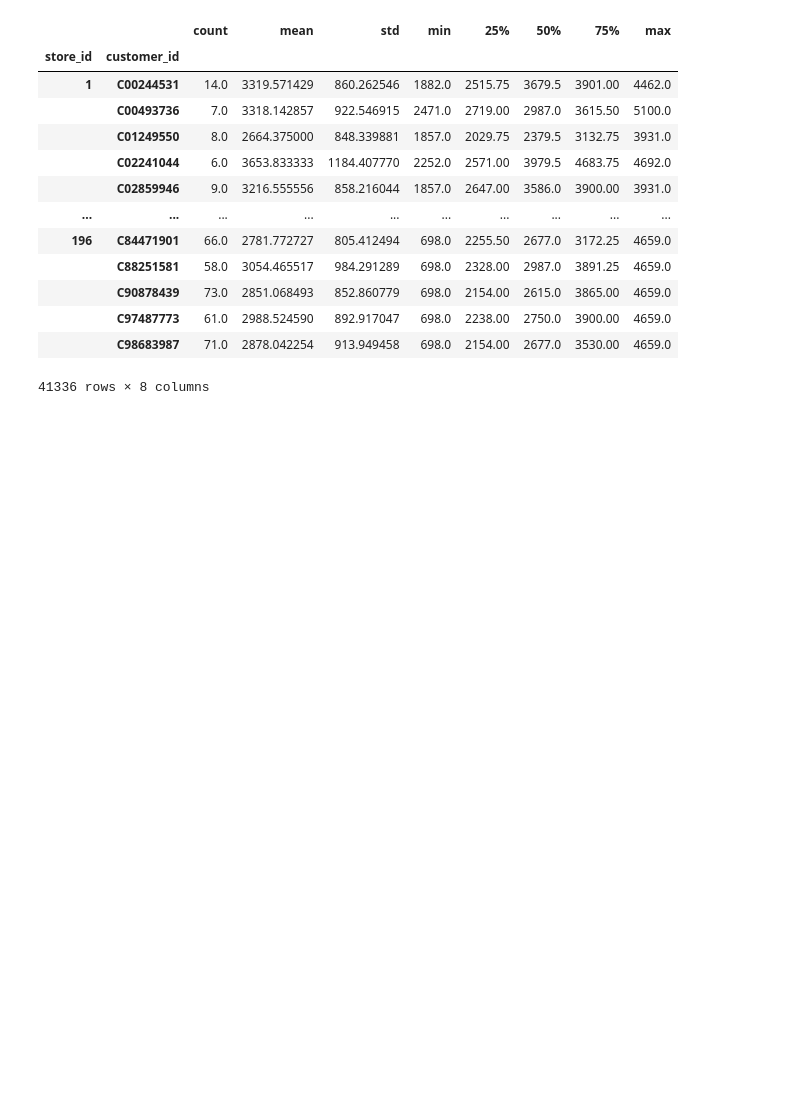
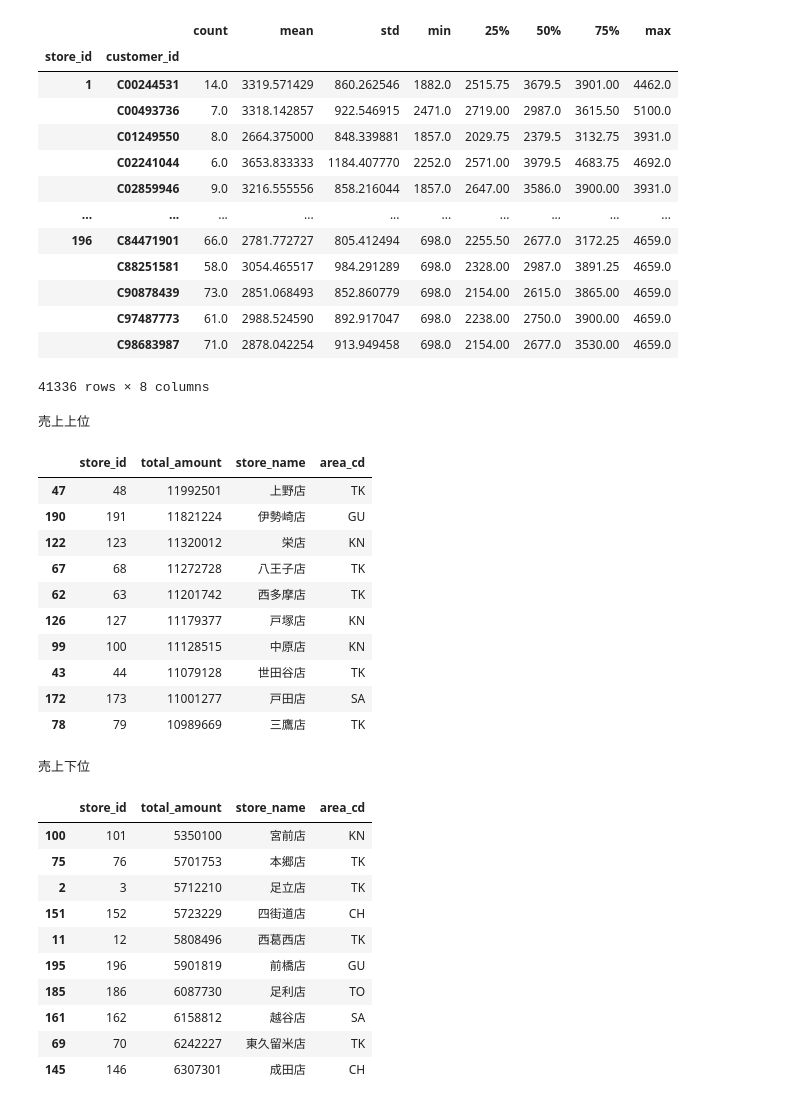
Before and after one commit to matsunori39/Python_Practical_ML_System_100_Knocks, a Jupyter notebook: Python_Practical_ML_System_100_Knocks.ipynb, the cells around one changed output. Drawn from its saved outputs; the diff is of its cells as text; code cells hidden in the pictures; blank space fills up the shorter version.

```diff
--- a/Python_Practical_ML_System_100_Knocks.ipynb
+++ b/Python_Practical_ML_System_100_Knocks.ipynb
@@ -1056,3 +1056,36 @@ order_all.groupby(['store_id', 'customer_id'])["total_amount"].describe()
 |  | C97487773 | 61.0 | 2988.524590 | 892.917047 | 698.0 | 2238.00 | 2750.0 | 3900.00 | 4659.0 |
 |  | C98683987 | 71.0 | 2878.042254 | 913.949458 | 698.0 | 2154.00 | 2677.0 | 3530.00 | 4659.0 |
 41336 rows × 8 columns
+# %%
+summary_df = order_all.loc[order_all.status.isin([1, 2])]
+store_summary_df = summary_df.groupby(['store_id'])['total_amount'].sum()
+store_summary_df = pd.merge(store_summary_df, m_store, on='store_id', how='left')
+print("売上上位")
+display(store_summary_df.sort_values('total_amount', ascending=False).head(10))
+print("売上下位")
+display(store_summary_df.sort_values('total_amount', ascending=True).head(10))
+# %% [output]
+売上上位
+|  | store_id | total_amount | store_name | area_cd |
+| 47 | 48 | 11992501 | 上野店 | TK |
+| 190 | 191 | 11821224 | 伊勢崎店 | GU |
+| 122 | 123 | 11320012 | 栄店 | KN |
+| 67 | 68 | 11272728 | 八王子店 | TK |
+| 62 | 63 | 11201742 | 西多摩店 | TK |
+| 126 | 127 | 11179377 | 戸塚店 | KN |
+| 99 | 100 | 11128515 | 中原店 | KN |
+| 43 | 44 | 11079128 | 世田谷店 | TK |
+| 172 | 173 | 11001277 | 戸田店 | SA |
+| 78 | 79 | 10989669 | 三鷹店 | TK |
+売上下位
+|  | store_id | total_amount | store_name | area_cd |
+| 100 | 101 | 5350100 | 宮前店 | KN |
+| 75 | 76 | 5701753 | 本郷店 | TK |
+| 2 | 3 | 5712210 | 足立店 | TK |
+| 151 | 152 | 5723229 | 四街道店 | CH |
+| 11 | 12 | 5808496 | 西葛西店 | TK |
+| 195 | 196 | 5901819 | 前橋店 | GU |
+| 185 | 186 | 6087730 | 足利店 | TO |
+| 161 | 162 | 6158812 | 越谷店 | SA |
+| 69 | 70 | 6242227 | 東久留米店 | TK |
+| 145 | 146 | 6307301 | 成田店 | CH |
```
Also changed, not shown: parts of 3 cells of this notebook.
